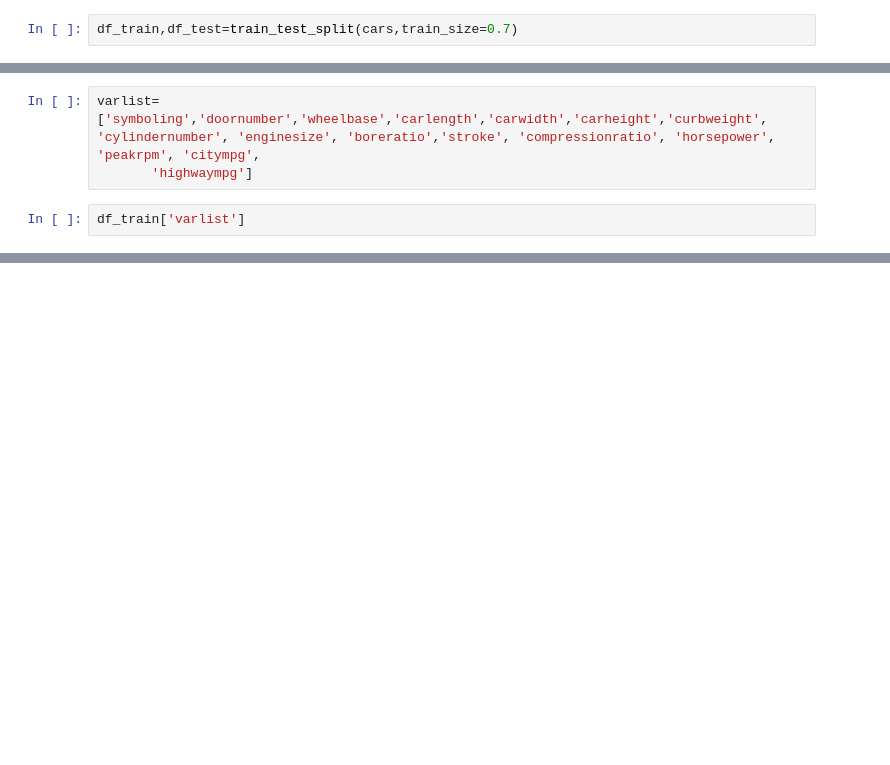
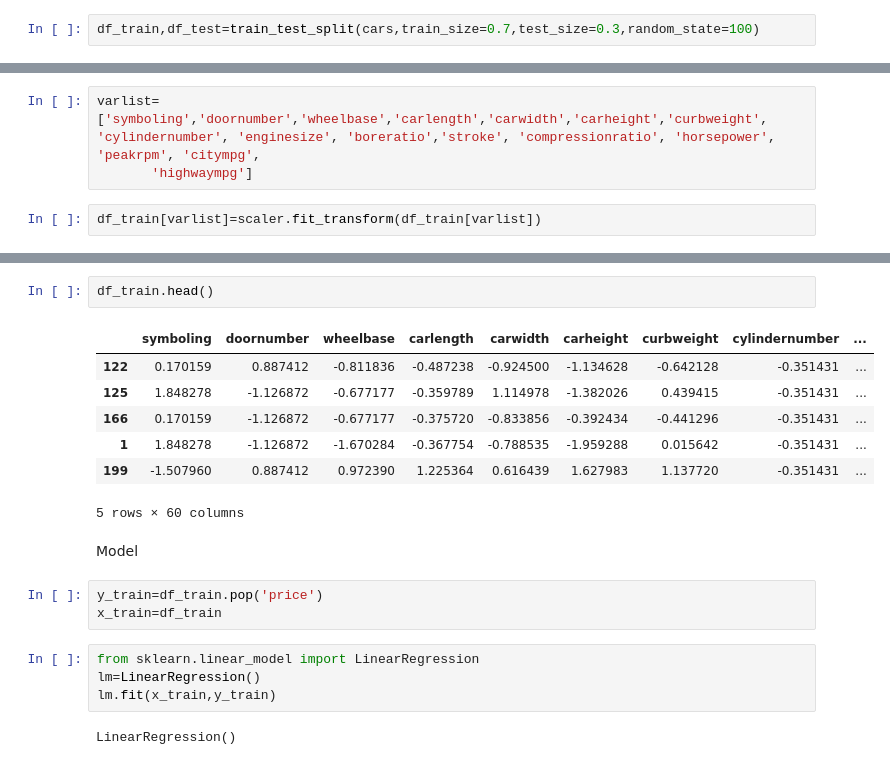
Before and after one commit to kulin-patel/Car-Price-Prediction, a Jupyter notebook: car-price-prediction.ipynb, the cells around one changed output, grey strips where cells are left out. Saved outputs shown, nothing was run; the diff lists cells and outputs as text; blank space fills up the shorter version.

```diff
--- a/car-price-prediction.ipynb
+++ b/car-price-prediction.ipynb
@@ -319,7 +319,7 @@ cars.drop('car_ID',axis=1,inplace=True)
 # %%
 from sklearn.model_selection import train_test_split
 # %%
-df_train,df_test=train_test_split(cars,train_size=0.7)
+df_train,df_test=train_test_split(cars,train_size=0.7,test_size=0.3,random_state=100)
 # %% [markdown]
 Scalling
 # %%
@@ -352,4 +352,4 @@ Index(['symboling', 'doornumber', 'wheelbase', 'carlength', 'carwidth',
 varlist=['symboling','doornumber','wheelbase','carlength','carwidth','carheight','curbweight', 'cylindernumber', 'enginesize', 'boreratio','stroke', 'compressionratio', 'horsepower', 'peakrpm', 'citympg',
        'highwaympg']
 # %%
-df_train['varlist']
+df_train[varlist]=scaler.fit_transform(df_train[varlist])
@@ -355,0 +367,21 @@ df_train['varlist']
+# %%
+df_train.head()
+# %% [output]
+|  | symboling | doornumber | wheelbase | carlength | carwidth | carheight | curbweight | cylindernumber | ... |
+| 122 | 0.170159 | 0.887412 | -0.811836 | -0.487238 | -0.924500 | -1.134628 | -0.642128 | -0.351431 | ... |
+| 125 | 1.848278 | -1.126872 | -0.677177 | -0.359789 | 1.114978 | -1.382026 | 0.439415 | -0.351431 | ... |
+| 166 | 0.170159 | -1.126872 | -0.677177 | -0.375720 | -0.833856 | -0.392434 | -0.441296 | -0.351431 | ... |
+| 1 | 1.848278 | -1.126872 | -1.670284 | -0.367754 | -0.788535 | -1.959288 | 0.015642 | -0.351431 | ... |
+| 199 | -1.507960 | 0.887412 | 0.972390 | 1.225364 | 0.616439 | 1.627983 | 1.137720 | -0.351431 | ... |
+5 rows × 60 columns
+# %% [markdown]
+Model
+# %%
+y_train=df_train.pop('price')
+x_train=df_train
+# %%
+from sklearn.linear_model import LinearRegression
+lm=LinearRegression()
+lm.fit(x_train,y_train)
+# %% [output]
+LinearRegression()
```
Also changed, not shown: parts of 43 cells of this notebook.
